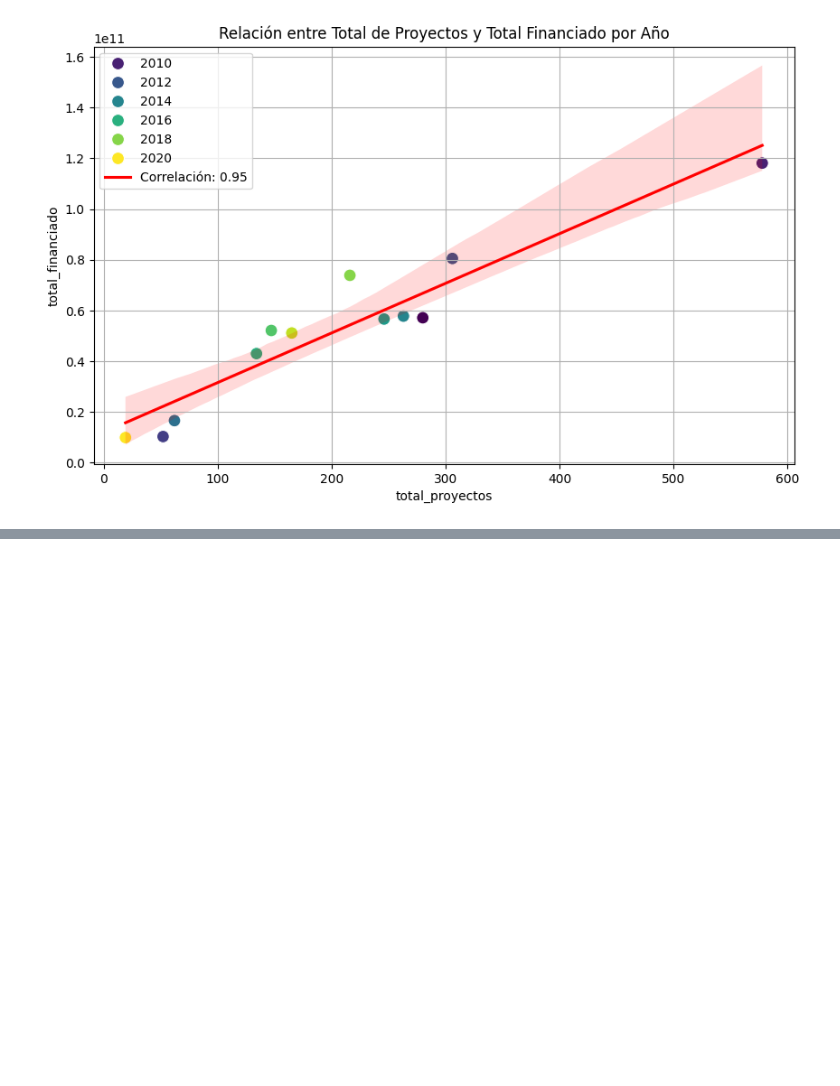
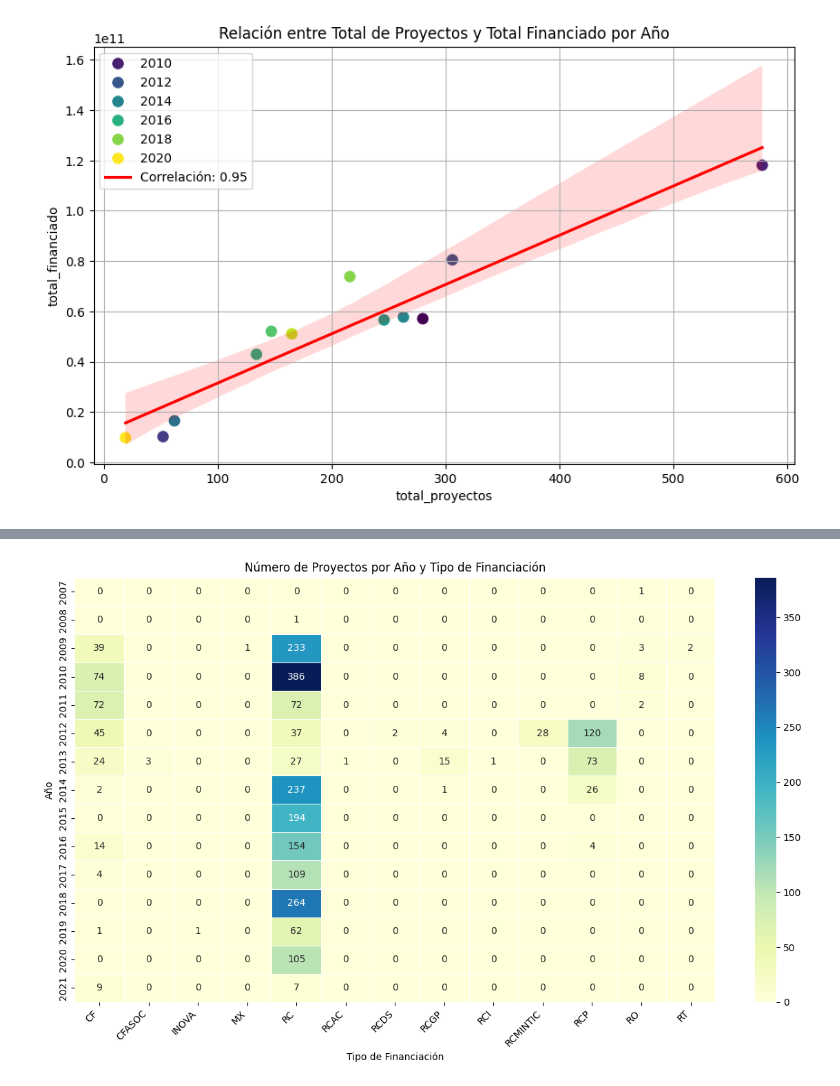
Before and after one commit to Diazbj/ProyectoAnalisisDeDatos, a Jupyter notebook: AnalisisProyectoAD.ipynb, the cells around one changed output, grey strips where cells are left out. Drawn from its saved outputs; the diff is of its cells as text; code cells hidden in the pictures; blank space fills up the shorter version.

```diff
--- a/AnalisisProyectoAD.ipynb
+++ b/AnalisisProyectoAD.ipynb
@@ -152,0 +204,11 @@ KeyError: 'DEPARTAMENTO'
+# %%
+pivot_table_funding = df.pivot_table(index='Year', columns='TIPO_FINANCIACION', values='CODIGO_PROYECTO', aggfunc='count', fill_value=0)
+
+plt.figure(figsize=(15, 8))
+sns.heatmap(pivot_table_funding, annot=True, fmt="d", cmap="YlGnBu", linewidths=.5)
+plt.title('Número de Proyectos por Año y Tipo de Financiación')
+plt.xlabel('Tipo de Financiación')
+plt.ylabel('Año')
+plt.xticks(rotation=45, ha='right');
+# %% [output]
+[figure, added]
```
Also changed, not shown: parts of 13 cells of this notebook.
